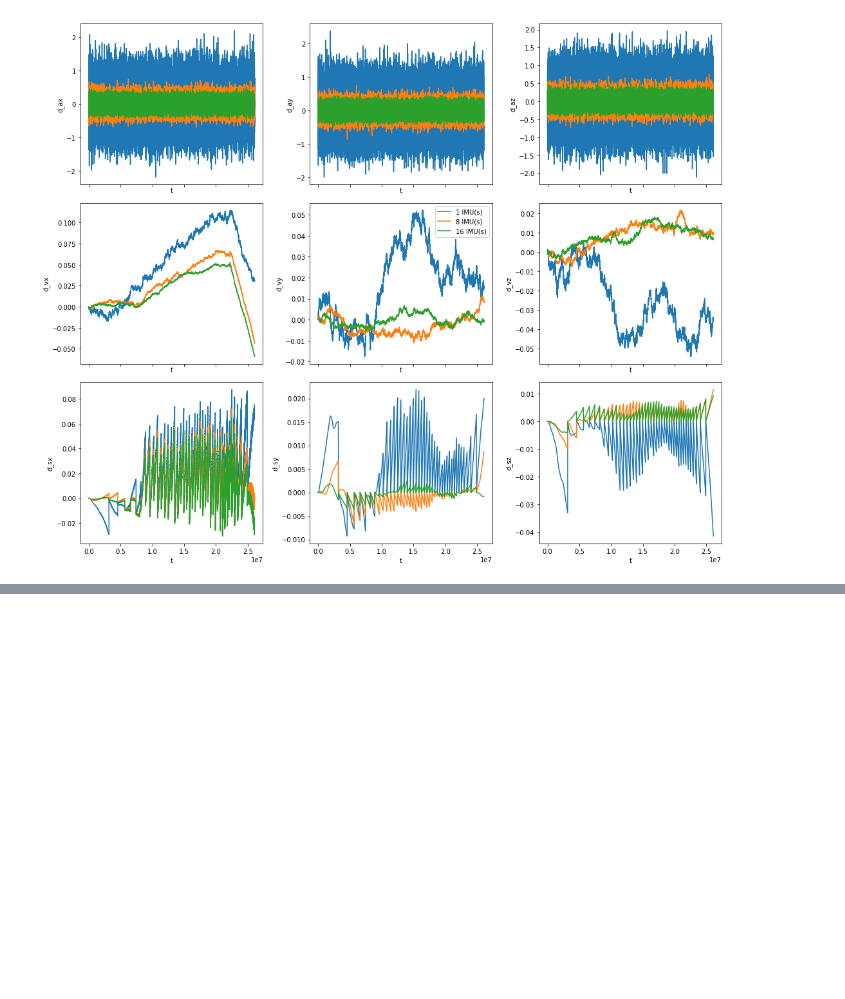
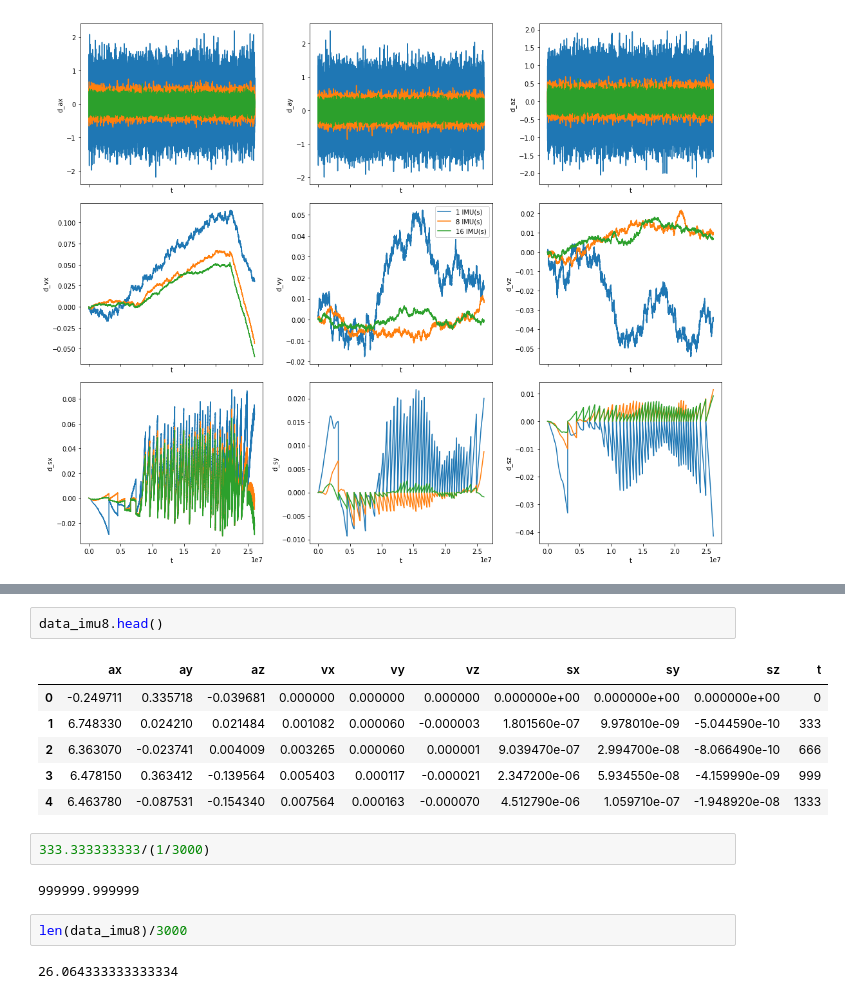
Before and after one commit to Hyp-ed/hyped-2019, a Jupyter notebook: simulation_visualisation.ipynb, the cells around one changed output, grey strips where cells are left out. Cells and saved outputs as stored; diff of their text form; blank space fills up the shorter version.

```diff
--- a/simulation_visualisation.ipynb
+++ b/simulation_visualisation.ipynb
@@ -60,0 +87,17 @@ plt.show()
+# %%
+data_imu8.head()
+# %% [output]
+|  | ax | ay | az | vx | vy | vz | sx | sy | sz | t |
+| 0 | -0.249711 | 0.335718 | -0.039681 | 0.000000 | 0.000000 | 0.000000 | 0.000000e+00 | 0.000000e+00 | 0.000000e+00 | 0 |
+| 1 | 6.748330 | 0.024210 | 0.021484 | 0.001082 | 0.000060 | -0.000003 | 1.801560e-07 | 9.978010e-09 | -5.044590e-10 | 333 |
+| 2 | 6.363070 | -0.023741 | 0.004009 | 0.003265 | 0.000060 | 0.000001 | 9.039470e-07 | 2.994700e-08 | -8.066490e-10 | 666 |
+| 3 | 6.478150 | 0.363412 | -0.139564 | 0.005403 | 0.000117 | -0.000021 | 2.347200e-06 | 5.934550e-08 | -4.159990e-09 | 999 |
+| 4 | 6.463780 | -0.087531 | -0.154340 | 0.007564 | 0.000163 | -0.000070 | 4.512790e-06 | 1.059710e-07 | -1.948920e-08 | 1333 |
+# %%
+333.333333333/(1/3000)
+# %% [output]
+999999.999999
+# %%
+len(data_imu8)/3000
+# %% [output]
+26.064333333333334
```
Also changed, not shown: parts of 2 cells of this notebook, 1 other file.
